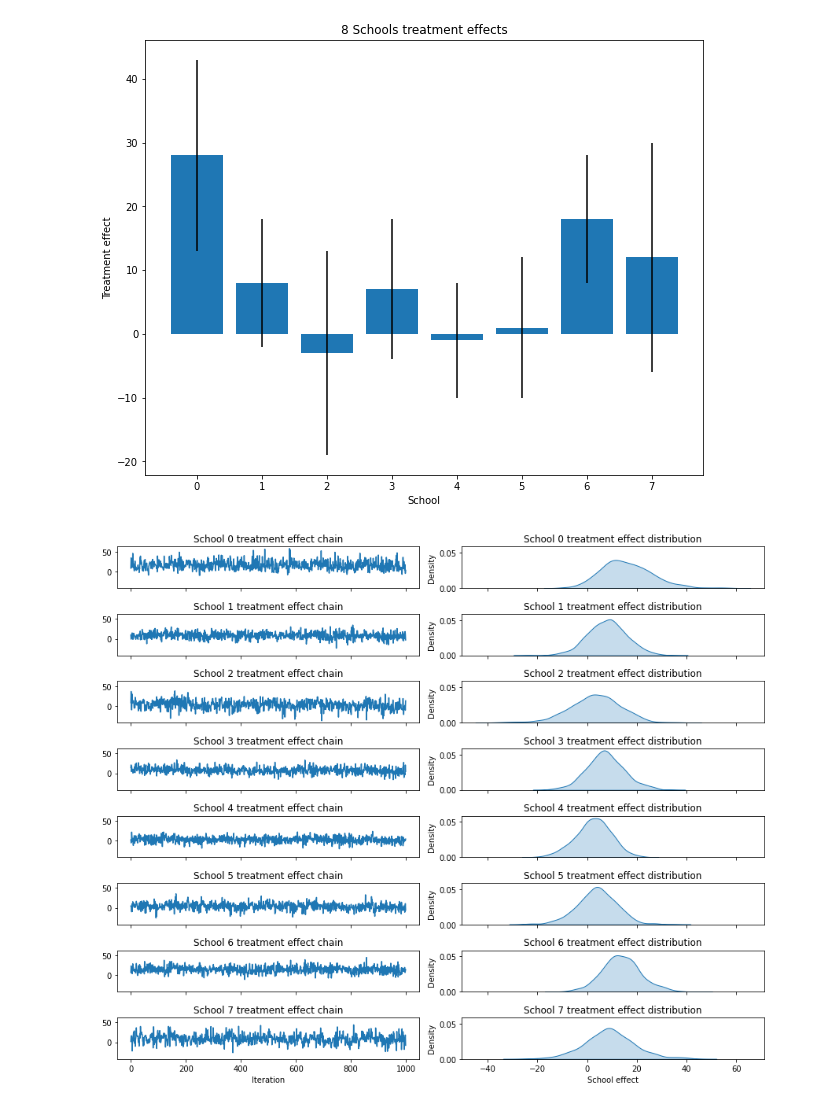
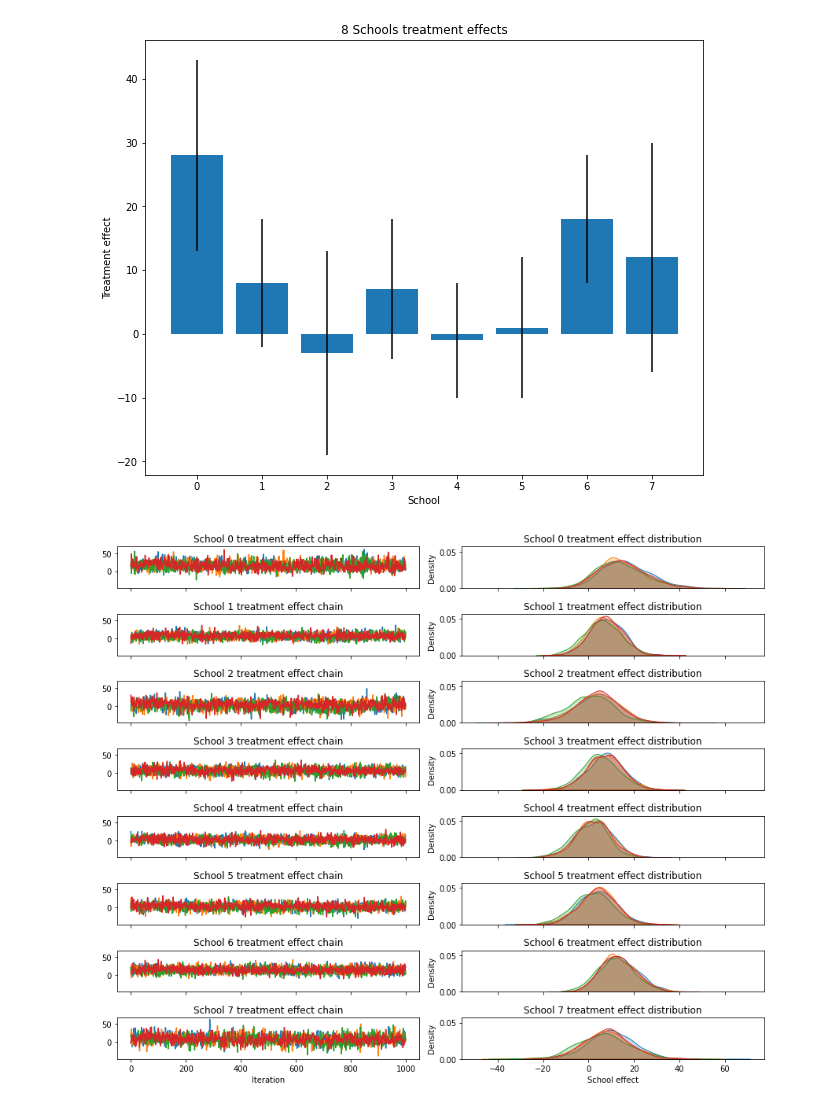
Before and after one commit to al-jshen/gaul, a Jupyter notebook: examples/8schools.ipynb, the cells around one changed output. Saved outputs shown, nothing was run; the diff lists cells and outputs as text; code cells hidden in the pictures.

```diff
--- a/examples/8schools.ipynb
+++ b/examples/8schools.ipynb
@@ -30,16 +30,6 @@ plt.show()
 # %% [output]
 WARNING:absl:No GPU/TPU found, falling back to CPU. (Set TF_CPP_MIN_LOG_LEVEL=0 and rerun for more info.)
 [figure]
-# %%
-@jax.jit
-def ln_posterior(params, data):
-    target = 0.
-    target += stats.norm.logpdf(params['mu'], 0., 10.)
-    target += stats.norm.logpdf(params['logtau'], 5., 1.)
-    target += stats.norm.logpdf(params['theta_prime']).sum()
-    theta_i = params['mu'] + jnp.exp(params['logtau']) * params['theta_prime']
-    target += stats.norm.logpdf(data['treatment_effect'], loc=theta_i, scale=data['treatment_std']).sum()
-    return target.sum()
 # %%
 params = dict(
     mu=jnp.zeros(1),
@@ -51,23 +41,32 @@ data = dict(
     treatment_effect=treatment_effects,
     treatment_std=treatment_stddevs,
 )
-# %%
-params = sgd(ln_posterior, params, 1e-5, 1000, data=data)
+# %%
+@jax.jit
+def ln_posterior(params):
+    target = 0.
+    target += stats.norm.logpdf(params['mu'], 0., 10.)
+    target += stats.norm.logpdf(params['logtau'], 5., 1.)
+    target += stats.norm.logpdf(params['theta_prime']).sum()
+    theta_i = params['mu'] + jnp.exp(params['logtau']) * params['theta_prime']
+    target += stats.norm.logpdf(data['treatment_effect'], loc=theta_i, scale=data['treatment_std']).sum()
+    return target.sum()
 # %%
-samples, momentum = hmc.sample(ln_posterior, params, step_size=0.2, leapfrog_steps=5, data=data)
+samples, momentum = hmc.sample(ln_posterior, params, n_chains=10, n_samples=1000, n_warmup=3000, step_size=0.2, leapfrog_steps=5)
 # %%
 school_effect_samples = samples['mu'] + jnp.exp(samples['logtau']) * samples['theta_prime']
 # %%
 fig, axes = plt.subplots(8, 2, sharex='col', sharey='col')
 fig.set_size_inches(12, 10)
 for i in range(num_schools):
-  axes[i][0].plot(school_effect_samples[:,i])
-  axes[i][0].title.set_text("School {} treatment effect chain".format(i))
-  sns.kdeplot(school_effect_samples[:,i], ax=axes[i][1], shade=True)
-  axes[i][1].title.set_text("School {} treatment effect distribution".format(i))
+    for j in range(4):
+      axes[i][0].plot(school_effect_samples[j,i])
+      axes[i][0].title.set_text("School {} treatment effect chain".format(i))
+      sns.kdeplot(school_effect_samples[j,i], ax=axes[i][1], shade=True)
+      axes[i][1].title.set_text("School {} treatment effect distribution".format(i))
 axes[num_schools - 1][0].set_xlabel("Iteration")
 axes[num_schools - 1][1].set_xlabel("School effect")
 fig.tight_layout()
 plt.show()
 # %% [output]
-[figure, old version]
+[figure, new version]
```
Also changed, not shown: parts of 2 cells of this notebook, 1 other file.
